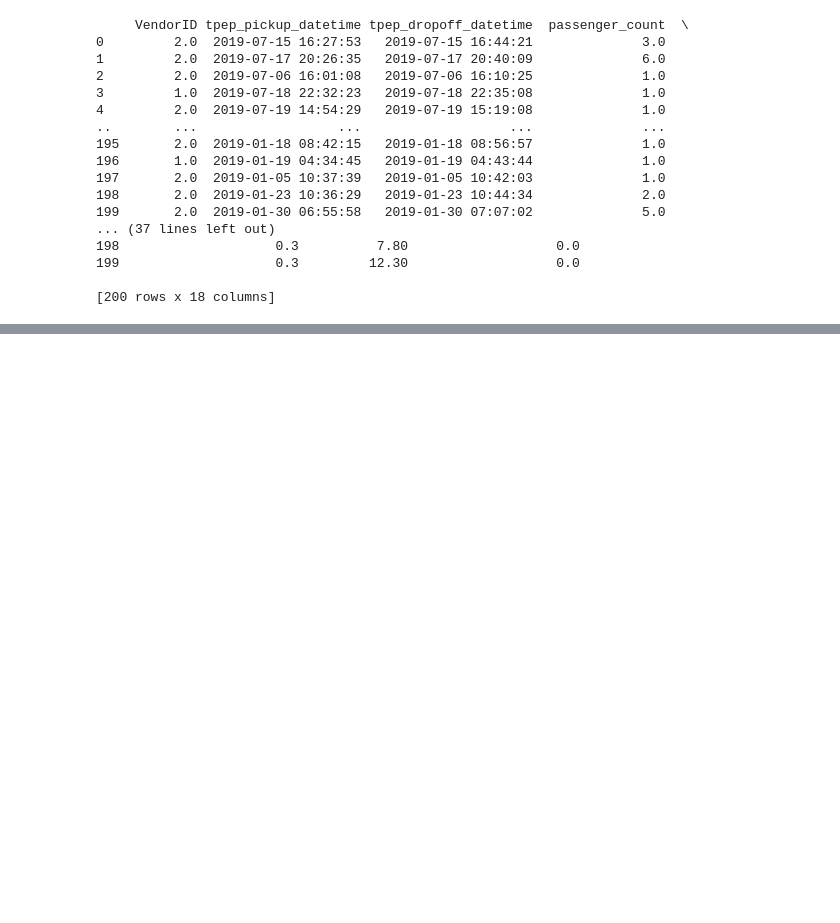
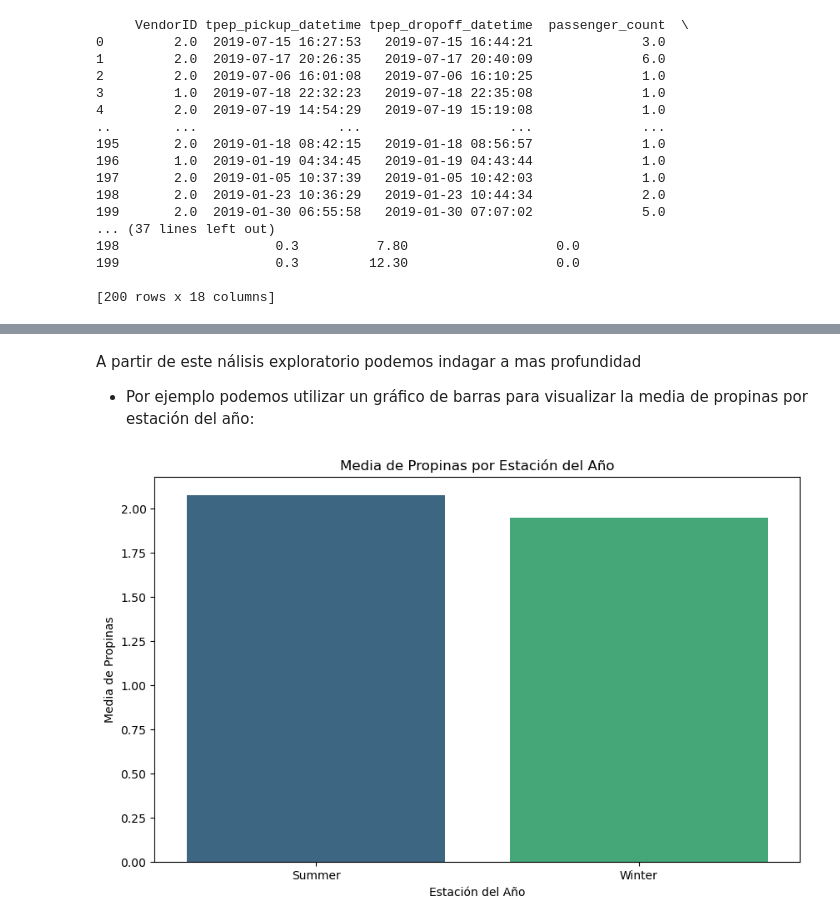
Before and after one commit to Yoel-Gasca/Data-Science-Lessons, a Jupyter notebook: 4-Ciclo-de-Vida/14-Introduccion/notebook.ipynb, the cells around one changed output, grey strips where cells are left out. Drawn from its saved outputs; the diff is of its cells as text; code cells hidden in the pictures; blank space fills up the shorter version.

```diff
--- a/4-Ciclo-de-Vida/14-Introduccion/notebook.ipynb
+++ b/4-Ciclo-de-Vida/14-Introduccion/notebook.ipynb
@@ -43,0 +115,17 @@ print(df)
+# %% [markdown]
+A partir de este nálisis exploratorio podemos indagar a mas profundidad
+
+* Por ejemplo podemos utilizar un gráfico de barras para visualizar la media de propinas por estación del año:
+# %%
+# Calcular la media de propinas por estación
+tip_by_season = df.groupby('season')['tip_amount'].mean().reset_index()
+
+# Crear un gráfico de barras
+plt.figure(figsize=(10, 6))
+sns.barplot(x='season', y='tip_amount', data=tip_by_season, palette='viridis')
+plt.title('Media de Propinas por Estación del Año')
+plt.xlabel('Estación del Año')
+plt.ylabel('Media de Propinas')
+plt.show()
+# %% [output]
+[figure, added]
```
Also changed, not shown: parts of 10 cells of this notebook, 1 other file.
